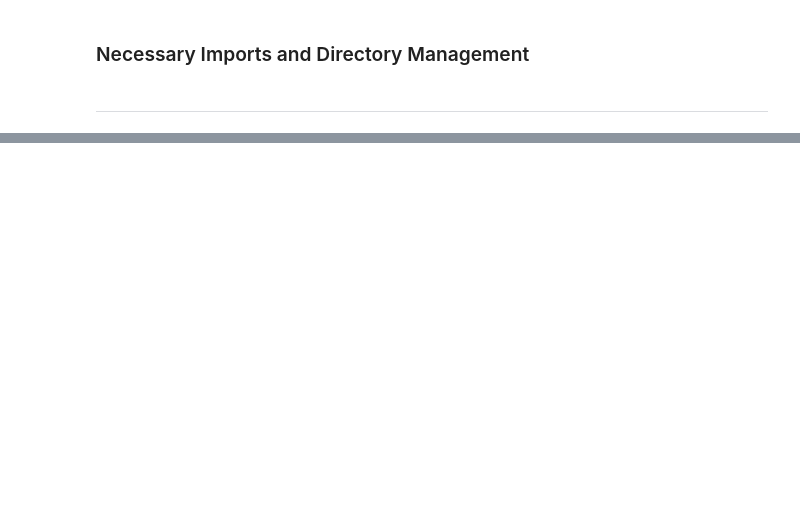
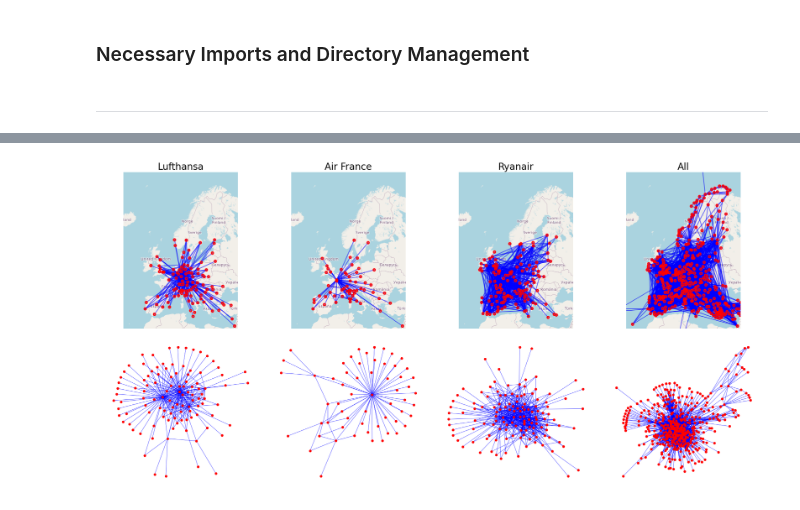
Before and after one commit to srmarcballestero/ComplexNetworks25, a Jupyter notebook: Notebooks/Project.ipynb, the cells around one changed output, grey strips where cells are left out. Saved outputs shown, nothing was run; the diff lists cells and outputs as text; code cells hidden in the pictures; blank space fills up the shorter version.

Commit message:
data selection, visualization

```diff
--- a/Notebooks/Project.ipynb
+++ b/Notebooks/Project.ipynb
@@ -46,6 +48,7 @@ from pathlib import Path
 # %%
 # Directories
 DATA_DIR = Path("../Data")
+OUTPUT_DIR = Path("../Output")
 # %% [markdown]
 ***
 # %% [markdown]
@@ -140,15 +199,10 @@ def plot_interactive_map(
 
     return m
 # %%
-import pandas as pd
-import folium
-import ipywidgets as widgets
-from IPython.display import display, clear_output
-
 # Step 1: Load airline names from TSV
 # Assuming TSV has two columns: 'layer' and 'airline_name'
-airlines_df = pd.read_csv(DATA_DIR / "airlines.tsv", sep="\t")
-airline_names = airlines_df.sort_values("Id")["Airline"].tolist()
+df_airlines = pd.read_csv(DATA_DIR / "airlines.tsv", sep="\t")
+airline_names = df_airlines.sort_values("Id")["Airline"].tolist()
 
 # Step 2: Create dropdown with airline names
 airline_dropdown = widgets.Dropdown(
@@ -166,8 +220,8 @@ def update_map(change):
         clear_output(wait=True)
         layer_index = change['new']
         m = plot_interactive_map(
-            node_df=df_airports,
-            edge_list=layers[layer_index]['edges'],
+            graphs[layer_index],
+            df_airports,
         )
         display(m)
 
@@ -184,0 +382,43 @@ Dropdown(description='Airline:', options=(('Lufthansa', 0), ('Ryanair', 1), ('Ea
+# %%
+# Static plot of the newtorks to be studied
+fig, axs = plt.subplots(2, 4, figsize=(20, 10))
+
+for ax in axs.flatten():
+    ax.set_axis_off()
+
+plot_static_graph(
+    network=ntw_lufthansa,
+    png_file_name="ntw_lufthansa.png",
+    column=0,
+    network_name="Lufthansa",
+    axs=axs,
+)
+
+plot_static_graph(
+    network=ntw_air_france,
+    png_file_name="ntw_air_france.png",
+    column=1,
+    network_name="Air France",
+    axs=axs,
+)
+
+plot_static_graph(
+    network=ntw_ryanair,
+    png_file_name="ntw_ryanair.png",
+    column=2,
+    network_name="Ryanair",
+    axs=axs,
+)
+
+plot_static_graph(
+    network=ntw_all,
+    png_file_name="ntw_all.png",
+    column=3,
+    network_name="All",
+    axs=axs,
+)
+
+plt.tight_layout()
+plt.show()
+# %% [output]
+[figure, added]
```
Also changed, not shown: parts of 20 cells of this notebook, 6 other files.
